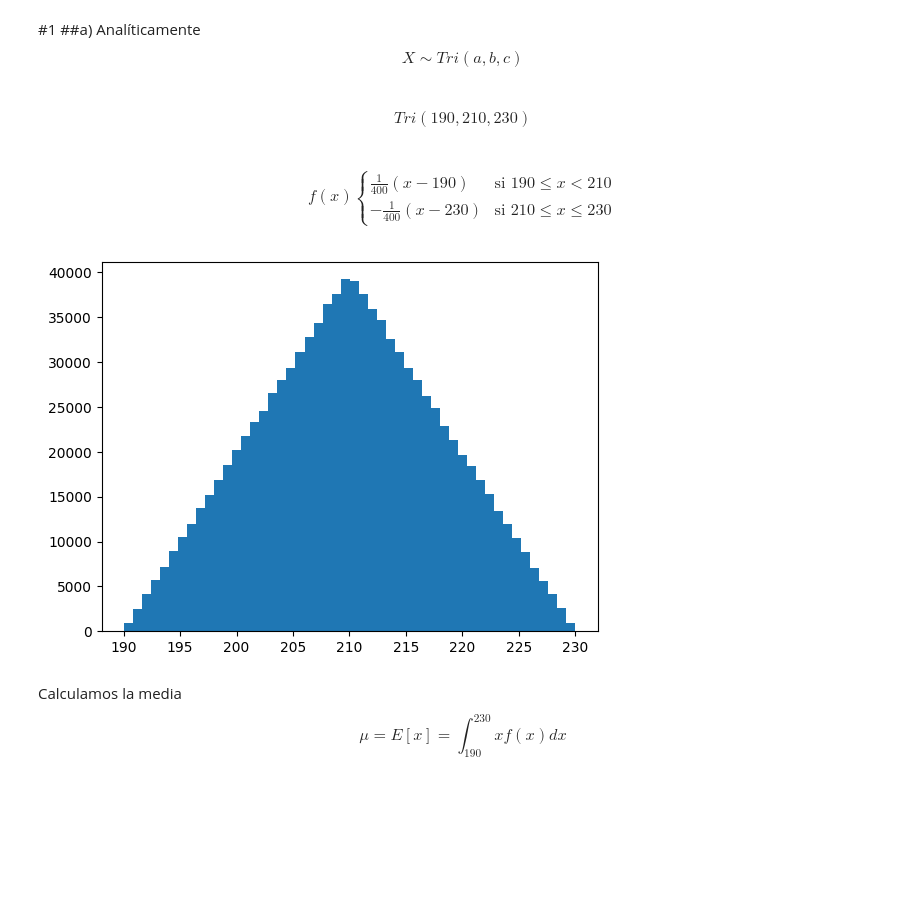
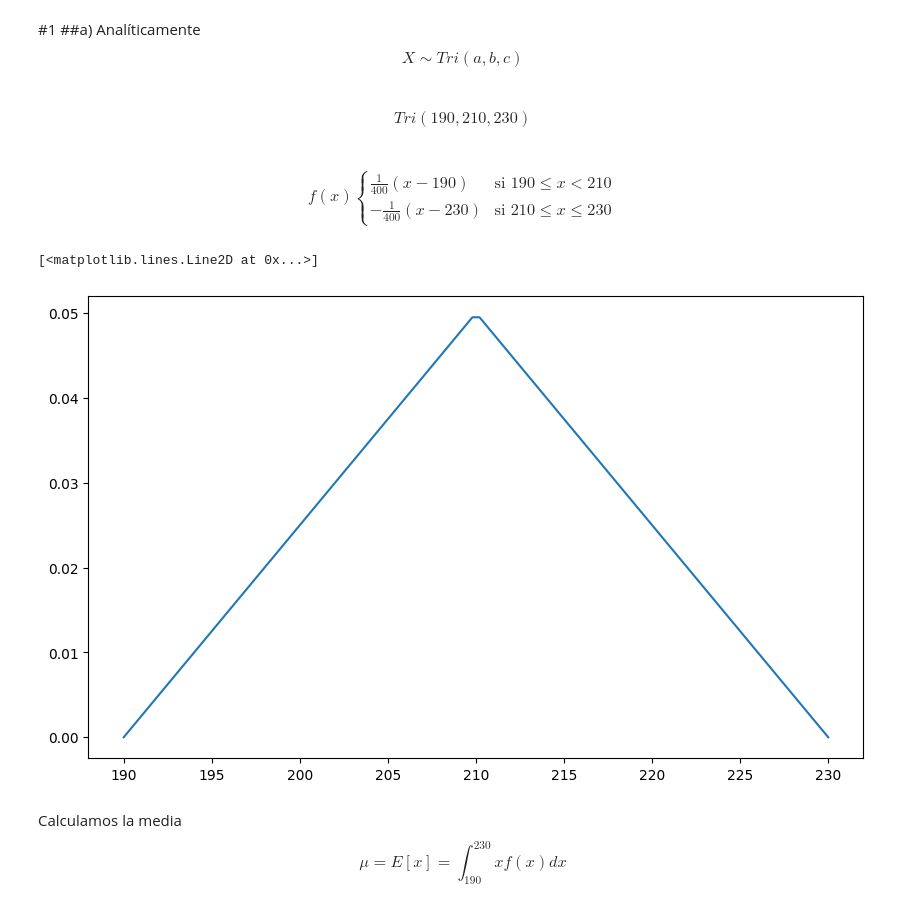
Before and after one commit to DSilvia08/Para-entregar, a Jupyter notebook: Ejercicio_5_de_simulación_I.ipynb, the cells around one changed output. Drawn from its saved outputs; the diff is of its cells as text; code cells hidden in the pictures; blank space fills up the shorter version.

```diff
--- a/Ejercicio_5_de_simulación_I.ipynb
+++ b/Ejercicio_5_de_simulación_I.ipynb
@@ -9,8 +9,3 @@ $$f(x)\begin{cases}
 \frac{1}{400} (x-190) \ &\text{si } 190 \leq x < 210 \\-
 \frac{1}{400} (x-230) \ &\text{si } 210 \leq x \leq 230
 \end{cases}$$
-# %%
-plt.hist(D,bins=50)
-plt.show()
-# %% [output]
-[figure, removed]
@@ -17,3 +18,15 @@ plt.show()
+# %%
+def f(x): #Definimos nuestra función de densidad
+  return np.piecewise(x,
+                        [(190 <= x) & (x < 210), (210 <= x) & (x <= 230)], #intervalos
+                        [lambda x: 1/400*(x-190), lambda x: -1/400*(x-230)]) #f(x)
+# %%
+x=np.linspace(190,230,100) #rango del eje de las x
+plt.figure(figsize=(10, 6)) #figura
+plt.plot(x, f(x)) #Gráfica
+# %% [output]
+[<matplotlib.lines.Line2D at 0x...>]
+[figure, added]
 # %% [markdown]
 Calculamos la media
 $$\mu = E[x]= \int_{190}^{230}xf(x)dx$$
```
Also changed, not shown: parts of 17 cells of this notebook.
